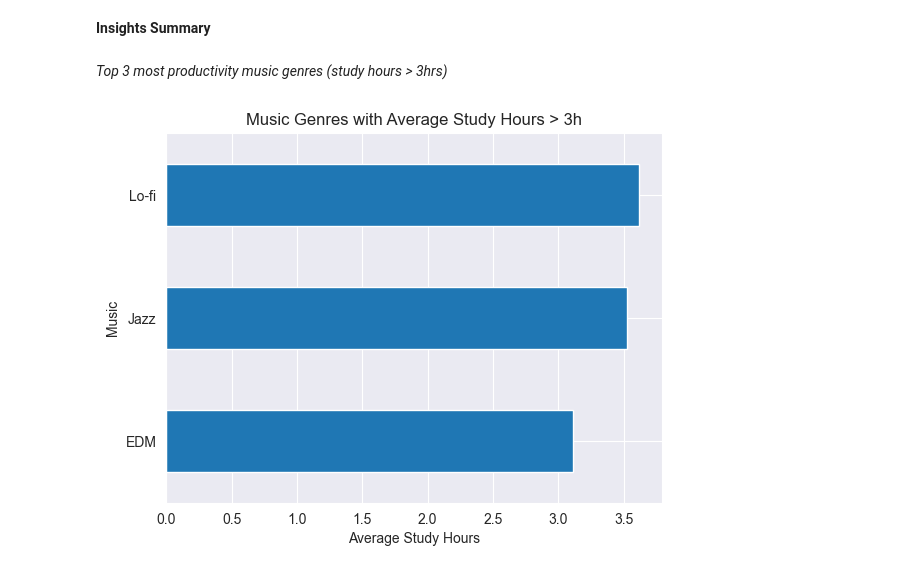
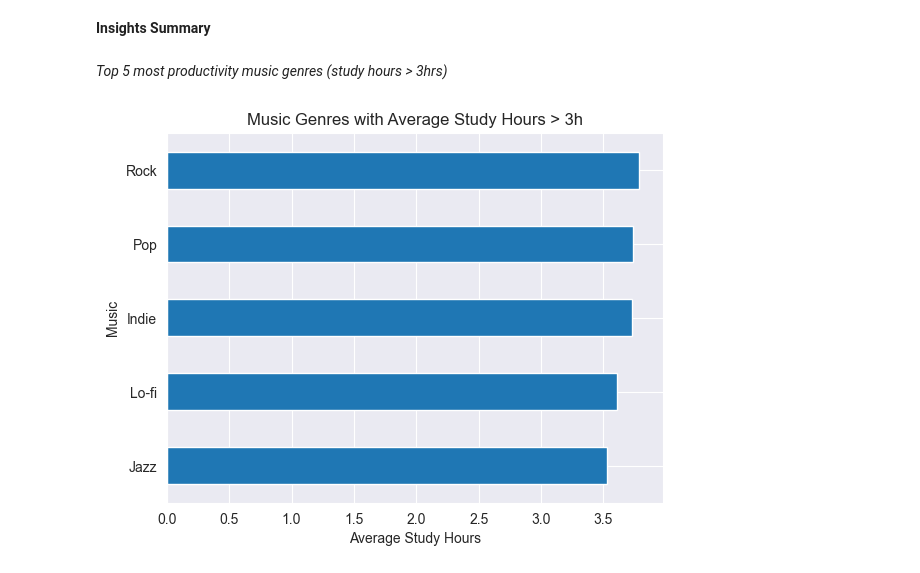
Before and after one commit to devin-ph/productivity-ananlysis-eda, a Jupyter notebook: notebooks/5.insights_summary.ipynb, the cells around one changed output. Saved outputs shown, nothing was run; the diff lists cells and outputs as text; code cells hidden in the pictures.

```diff
--- a/notebooks/5.insights_summary.ipynb
+++ b/notebooks/5.insights_summary.ipynb
@@ -7,18 +7,18 @@ from numpy.ma.core import count
 # %%
 df = pd.read_csv('../data/productivity_raw.csv')
 # %% [markdown]
-*Top 3 most productivity music genres (study hours > 3hrs)*
+*Top 5 most productivity music genres (study hours > 3hrs)*
 # %%
 ax = df.query('Music != "Other"') \
     .groupby('Music')['Study_Hours'] \
     .mean() \
     .reset_index() \
     .query('Study_Hours > 3') \
     .sort_values('Study_Hours') \
     .set_index('Music')['Study_Hours'] \
-    .head(3) \
+    .tail(5) \
     .plot(kind='barh', title='Music Genres with Average Study Hours > 3h')
 ax.set_xlabel('Average Study Hours')
 plt.show()
 # %% [output]
-[figure, old version]
+[figure, new version]
```
Also changed, not shown: parts of 2 cells of this notebook.
